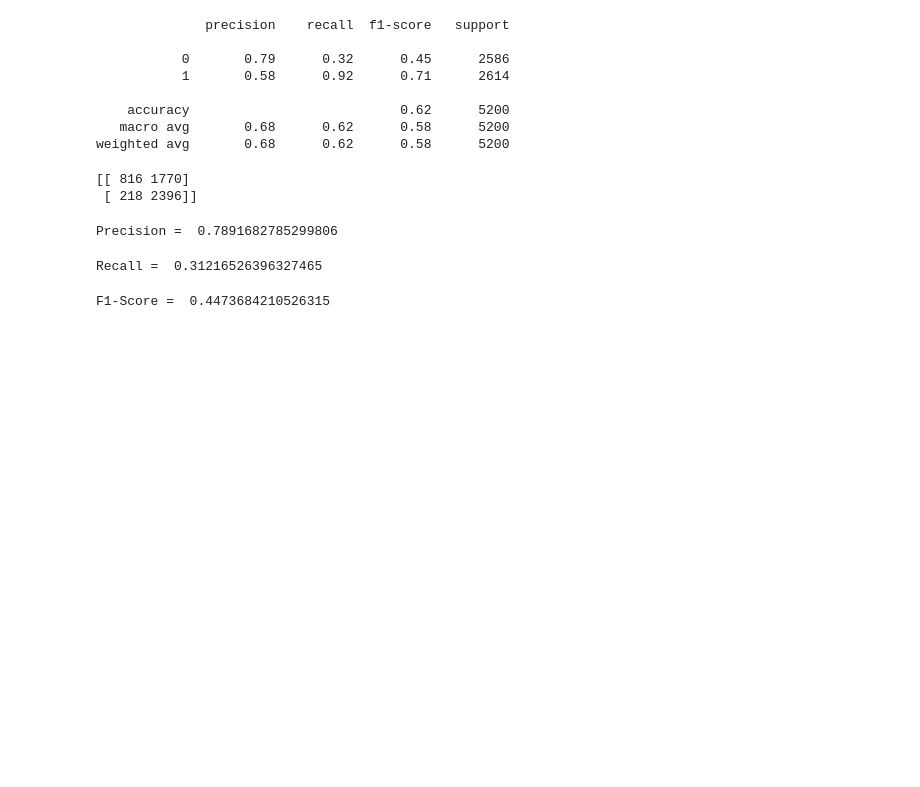
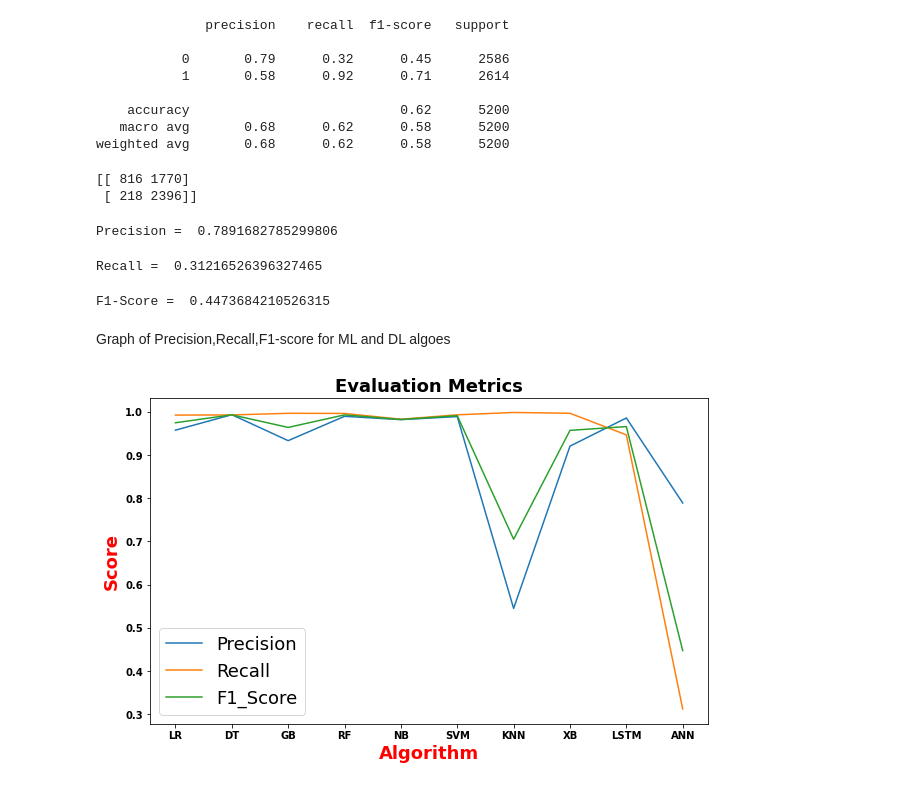
Before and after one commit to SUBHAM830/Fake-News-Detection, a Jupyter notebook: Fake_News_Detection_G22.ipynb, the cells around one changed output. Drawn from its saved outputs; the diff is of its cells as text; code cells hidden in the pictures; blank space fills up the shorter version.

```diff
--- a/Fake_News_Detection_G22.ipynb
+++ b/Fake_News_Detection_G22.ipynb
@@ -687,3 +688,5 @@ F1= 2 * (precision * recall) / (precision + recall)
 print("F1-Score = ",F1)
 # %% [output]
 F1-Score =  0.4473684210526315
+# %% [markdown]
+Graph of Precision,Recall,F1-score for ML and DL algoes
@@ -689,0 +695,24 @@ F1-Score =  0.4473684210526315
+# %%
+x=['LR','DT','GB','RF','NB','SVM','KNN','XB','LSTM','ANN']
+
+y1=[0.957690,0.993594,0.933453,0.989825,0.982091,0.989162,0.545073,0.920757,0.985977,0.789168]
+y2=[0.992638,0.992958,0.996799,0.996479,0.983035,0.993278,0.998720,0.996799,0.946902,0.312165]
+y3=[0.974851,0.993276,0.964087,0.993141,0.982563,0.991215,0.705244,0.957270,0.966045,0.447368]
+# %%
+
+fig=plt.figure(figsize=(10,6))
+ax=fig.add_subplot()
+ax.set_xlabel('Algorithm',fontsize=18,fontweight='bold')
+ax.set_ylabel('Score',fontsize=18,fontweight='bold')
+ax.xaxis.label.set_color('red')
+ax.yaxis.label.set_color('red')
+ax.set_title('Evaluation Metrics',fontsize=18,fontweight='bold')
+plt.xticks(fontsize=10,fontweight='bold')
+plt.yticks(fontsize=10,fontweight='bold')
+plt.plot(x,y1)
+plt.plot(x,y2)
+plt.plot(x,y3)
+plt.legend(["Precision","Recall","F1_Score"],fontsize=18)
+plt.show()
+# %% [output]
+[figure, added]
```
Also changed, not shown: parts of 4 cells of this notebook.
